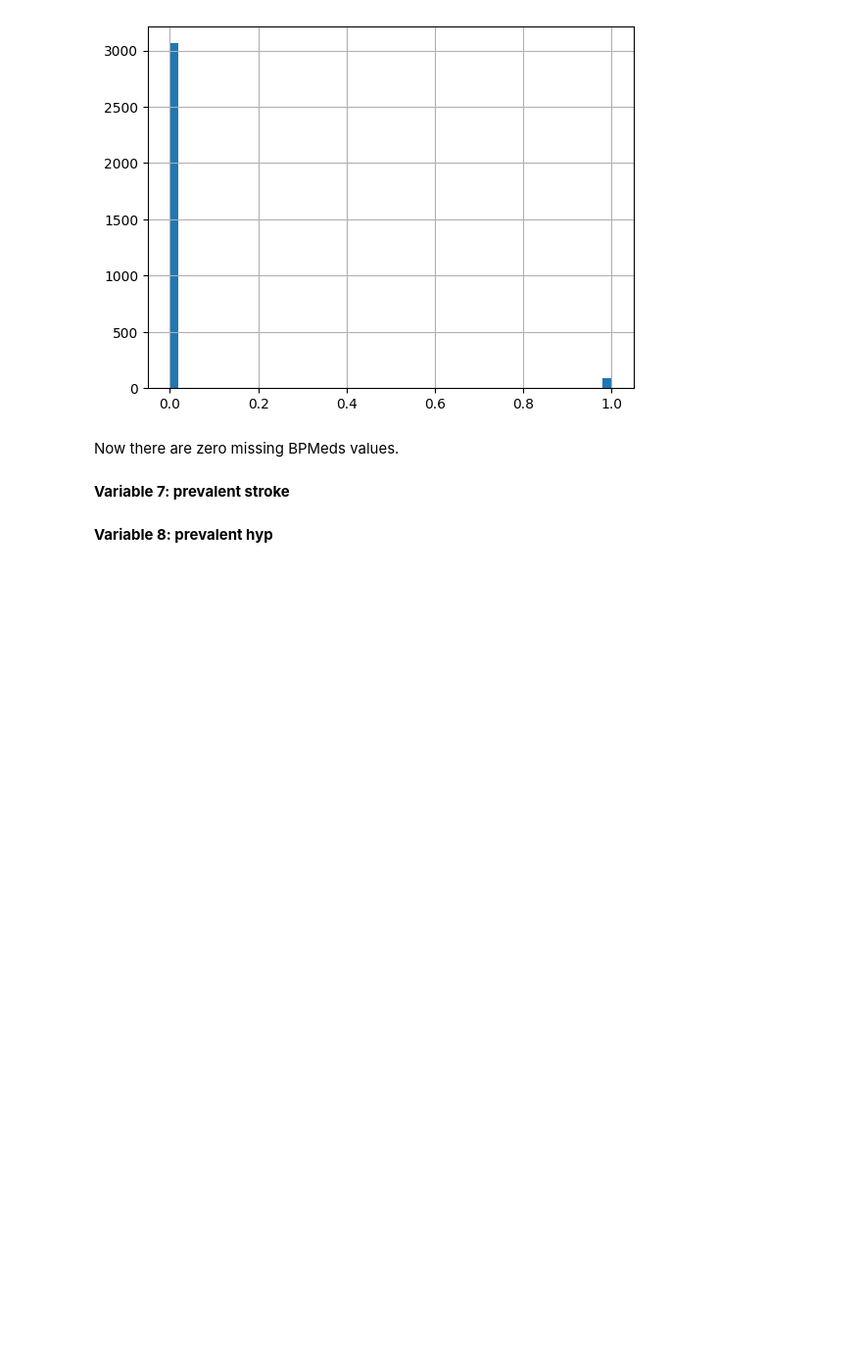
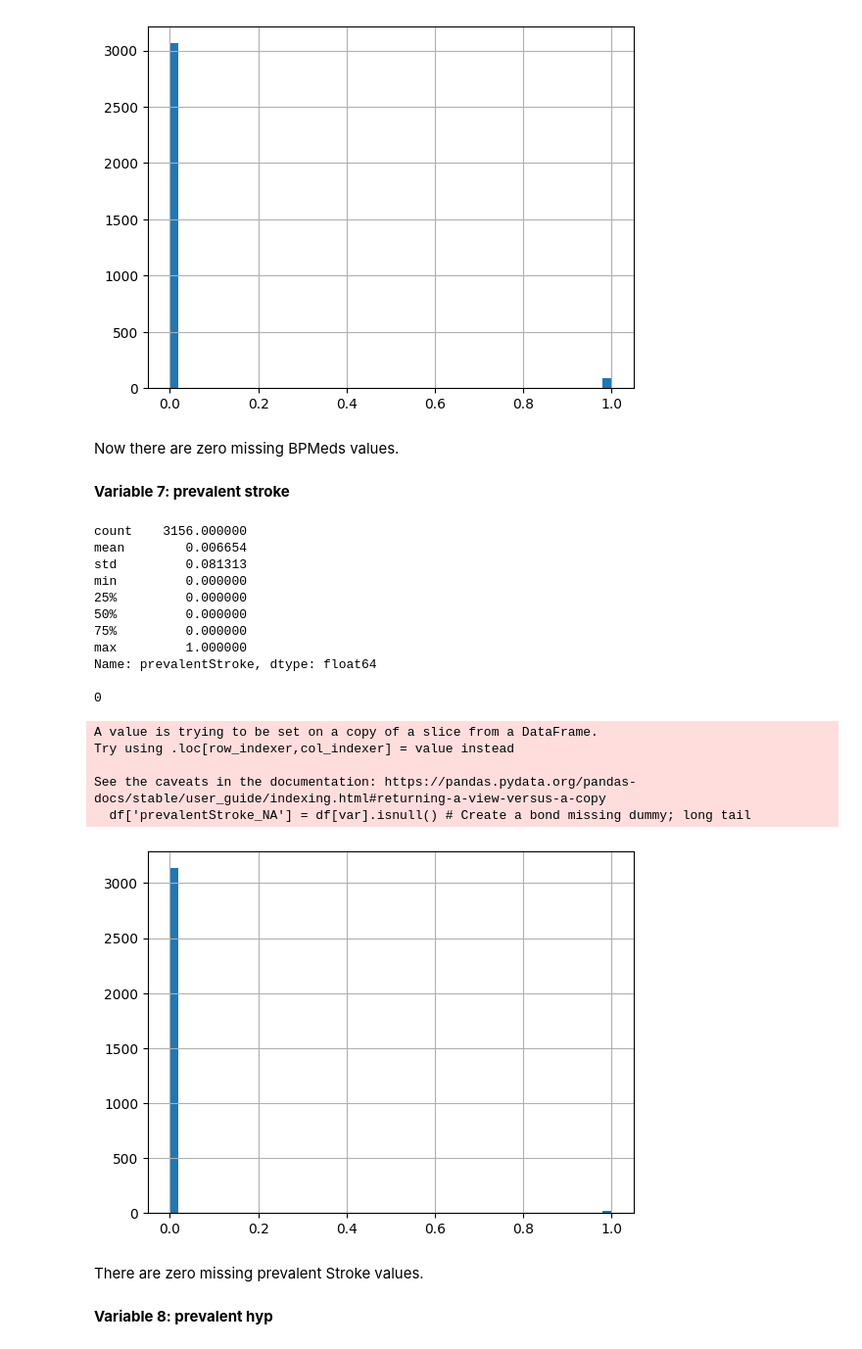
Before and after one commit to madisonhgallagher/project_chd, a Jupyter notebook: Coronary.ipynb, the cells around one changed output. Shown at 98% size. Drawn from its saved outputs; the diff is of its cells as text; code cells hidden in the pictures; blank space fills up the shorter version.

Commit message:
Finished handling missing values 4/4

```diff
--- a/Coronary.ipynb
+++ b/Coronary.ipynb
@@ -318,5 +318,34 @@ See the caveats in the documentation: https://pandas.pydata.org/pandas-docs/stab
 Now there are zero missing BPMeds values.
 # %% [markdown]
 **Variable 7: prevalent stroke**
+# %%
+var = 'prevalentStroke'
+
+print(df[var].describe(),'\n') # Describe the numeric variable
+df[var].hist(bins = 50) # Histogram of the variable values
+
+df['prevalentStroke_NA'] = df[var].isnull() # Create a bond missing dummy; long tail
+
+print(sum(df['prevalentStroke_NA']),'\n') # How many missing values are there?
+# %% [output]
+count    3156.000000
+mean        0.006654
+std         0.081313
+min         0.000000
+25%         0.000000
+50%         0.000000
+75%         0.000000
+max         1.000000
+Name: prevalentStroke, dtype: float64
+
+0
+A value is trying to be set on a copy of a slice from a DataFrame.
+Try using .loc[row_indexer,col_indexer] = value instead
+
+See the caveats in the documentation: https://pandas.pydata.org/pandas-docs/stable/user_guide/indexing.html#returning-a-view-versus-a-copy
+  df['prevalentStroke_NA'] = df[var].isnull() # Create a bond missing dummy; long tail
+[figure, added]
+# %% [markdown]
+There are zero missing prevalent Stroke values.
 # %% [markdown]
 **Variable 8: prevalent hyp**
```
Also changed, not shown: parts of 27 cells of this notebook.
